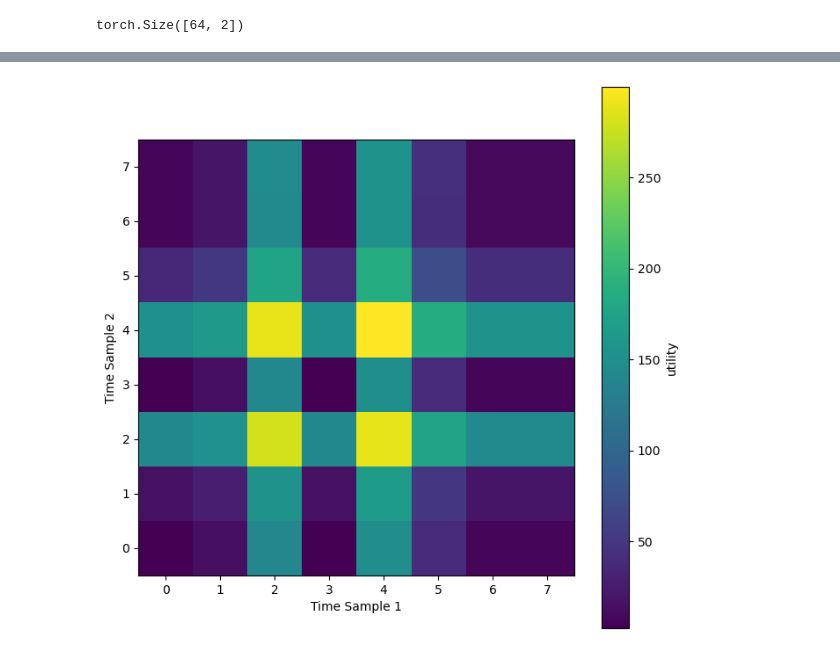
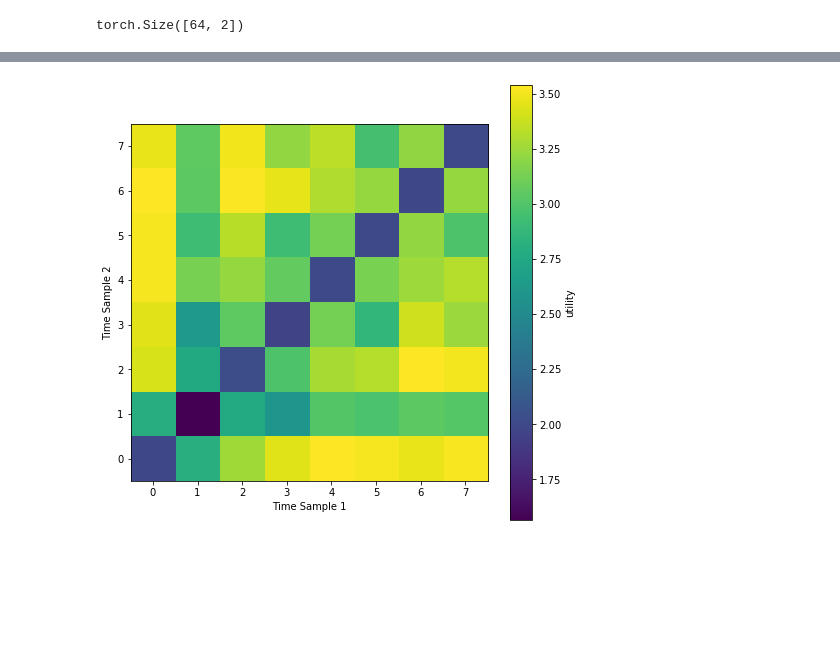
Before and after one commit to ashandonay/boed_examples, a Jupyter notebook: pyro_estimators/sine_nmc.ipynb, the cells around one changed output, grey strips where cells are left out. Drawn from its saved outputs; the diff is of its cells as text; code cells hidden in the pictures; blank space fills up the shorter version.

```diff
--- a/pyro_estimators/sine_nmc.ipynb
+++ b/pyro_estimators/sine_nmc.ipynb
@@ -58,7 +54,21 @@ def model(t):
     with pyro.plate_stack("plate", t.shape[:-1]):
         y_true = torch.sin(w*t+phase)
         return pyro.sample("y", dist.Normal(y_true,sigma).to_event(1))
+# %%
+w_1 = torch.tensor(1.0)
+w_2 = torch.tensor(3.0)
+sigma = torch.tensor(0.1, device=device)
+
+phase_1 = torch.tensor(np.pi/2)
+phase_2 = torch.tensor(3*np.pi/2)
+
+def model(t):
+    with pyro.plate_stack("plate", t.shape[:-1]):
+        w = pyro.sample("w", dist.Uniform(w_1,w_2)).unsqueeze(-1).to(device) # shape: (n_designs, 1)
+        phase = pyro.sample("phase", dist.Uniform(phase_1, phase_2)).unsqueeze(-1).to(device) # shape: (n_designs, 1)
+        y_true = torch.sin(w*t+phase) # shape: (n_designs, n_times)
+        return pyro.sample("y", dist.Normal(y_true,sigma).to_event(1))
 # %%
-n = 50000
+n = 30000
 m = np.sqrt(n).astype(int)
 nmc_eig_output_low, nmc_eig_output_high = nmc_eig(model, designs, ["y"], ["w", "phase"], N=n, M=m, contrastive=True)
@@ -75,4 +81,0 @@ plt.show()
-# %%
-n = 200000
-m = np.sqrt(n).astype(int)
-nmc_eig_output_low, nmc_eig_output_high = nmc_eig(model, designs, ["y"], ["w", "phase"], N=n, M=m, contrastive=True)
@@ -87,4 +81,0 @@ plt.show()
-# %%
-n = 200000
-m = np.sqrt(n).astype(int)
-nmc_eig_output_low, nmc_eig_output_high = nmc_eig(model, designs, ["y"], ["w", "phase"], N=n, M=m, contrastive=True)
@@ -99,10 +82,10 @@ plt.show()
 # %%
 plt.figure(figsize=(8,8))
-img_2D = plt.imshow(nmc_eig_output.reshape(p,p), origin="lower")
+img_2D = plt.imshow(nmc_eig_output_high.cpu().detach().numpy().reshape(8,8), origin="lower")
 cbar = plt.colorbar(img_2D)
 cbar.set_label("utility")
 plt.xlabel("Time Sample 1")
 plt.ylabel("Time Sample 2")
 plt.show()
 # %% [output]
-[figure, old version]
+[figure, new version]
```
Also changed, not shown: parts of 5 cells of this notebook, 3 other files.
